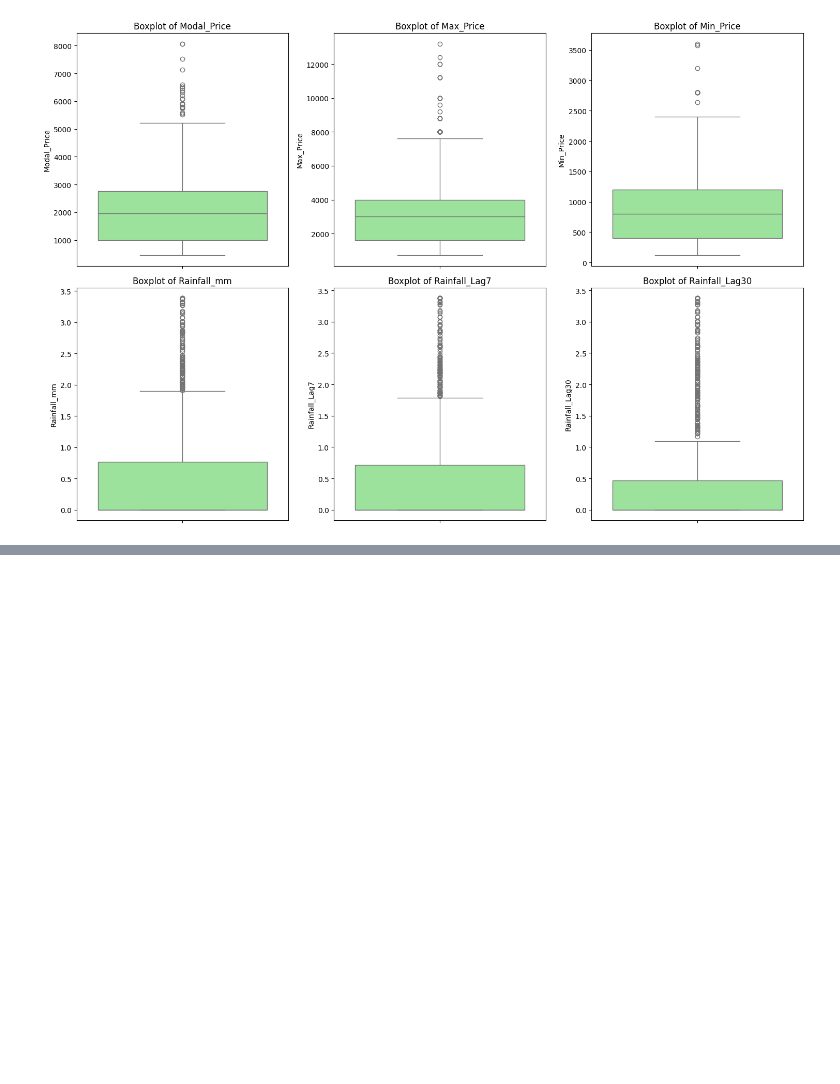
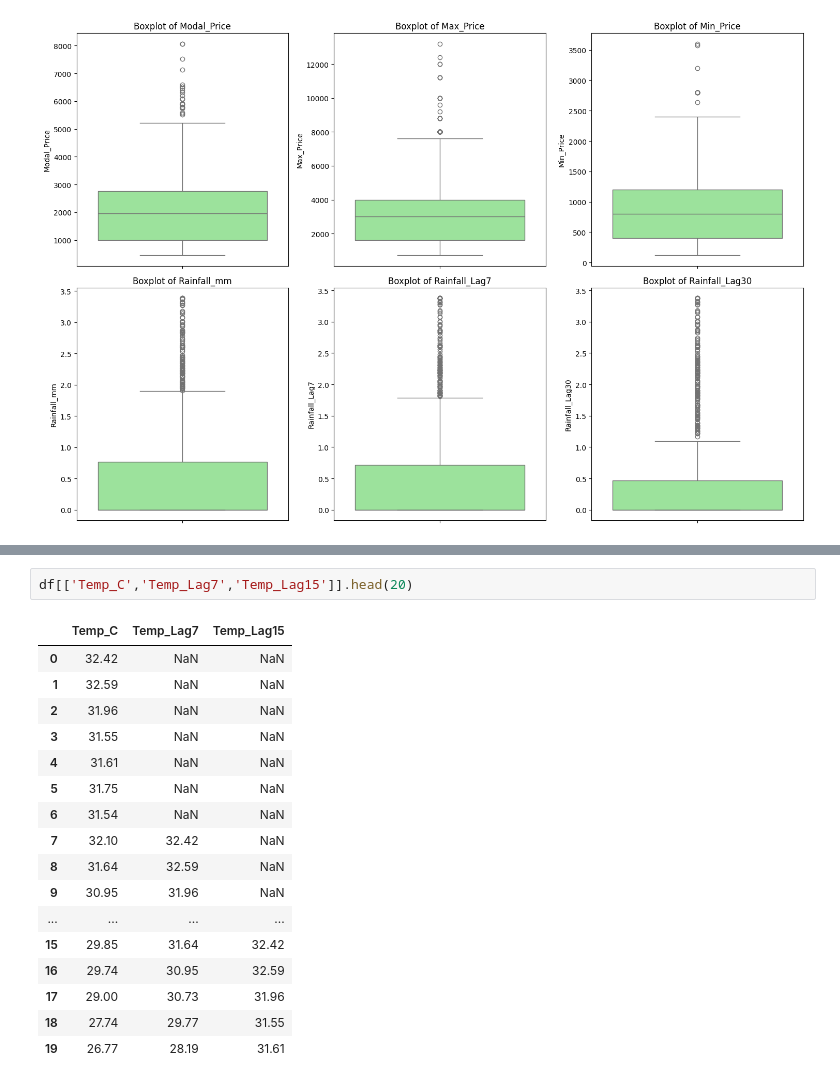
Before and after one commit to Jashan-ai-sys/Crop-Market-Price-Predictor, a Jupyter notebook: eda.ipynb, the cells around one changed output, grey strips where cells are left out. Saved outputs shown, nothing was run; the diff lists cells and outputs as text; blank space fills up the shorter version.

```diff
--- a/eda.ipynb
+++ b/eda.ipynb
@@ -574,0 +664,20 @@ plt.show()
+# %%
+df[['Temp_C','Temp_Lag7','Temp_Lag15']].head(20)
+# %% [output]
+|  | Temp_C | Temp_Lag7 | Temp_Lag15 |
+| 0 | 32.42 | NaN | NaN |
+| 1 | 32.59 | NaN | NaN |
+| 2 | 31.96 | NaN | NaN |
+| 3 | 31.55 | NaN | NaN |
+| 4 | 31.61 | NaN | NaN |
+| 5 | 31.75 | NaN | NaN |
+| 6 | 31.54 | NaN | NaN |
+| 7 | 32.10 | 32.42 | NaN |
+| 8 | 31.64 | 32.59 | NaN |
+| 9 | 30.95 | 31.96 | NaN |
+| ... | ... | ... | ... |
+| 15 | 29.85 | 31.64 | 32.42 |
+| 16 | 29.74 | 30.95 | 32.59 |
+| 17 | 29.00 | 30.73 | 31.96 |
+| 18 | 27.74 | 29.77 | 31.55 |
+| 19 | 26.77 | 28.19 | 31.61 |
```
Also changed, not shown: parts of 15 cells of this notebook, 1 other file.
